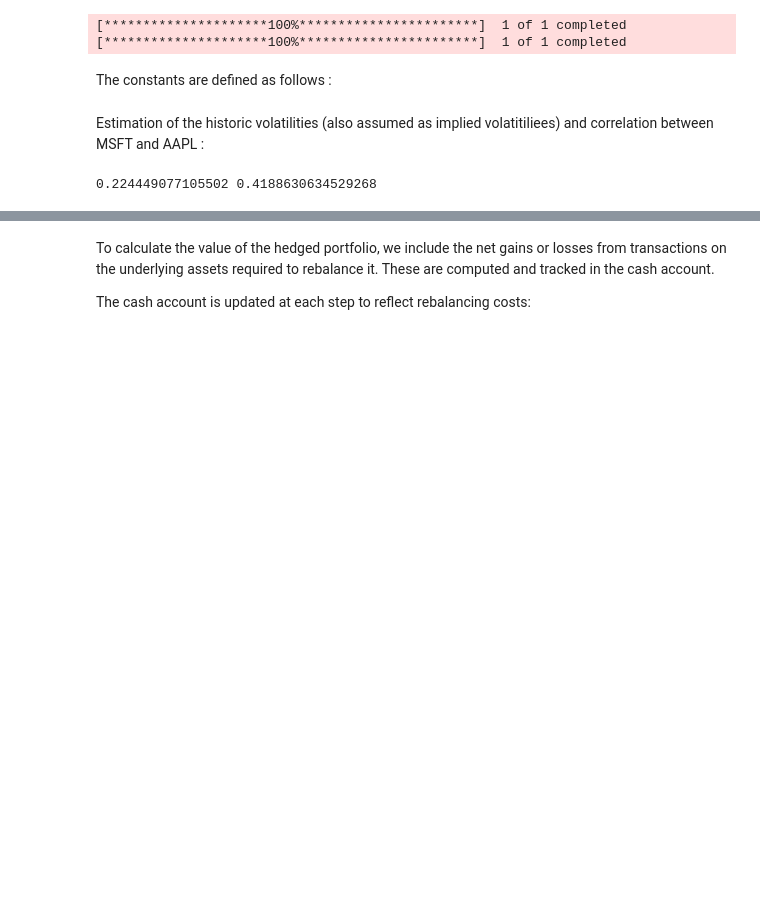
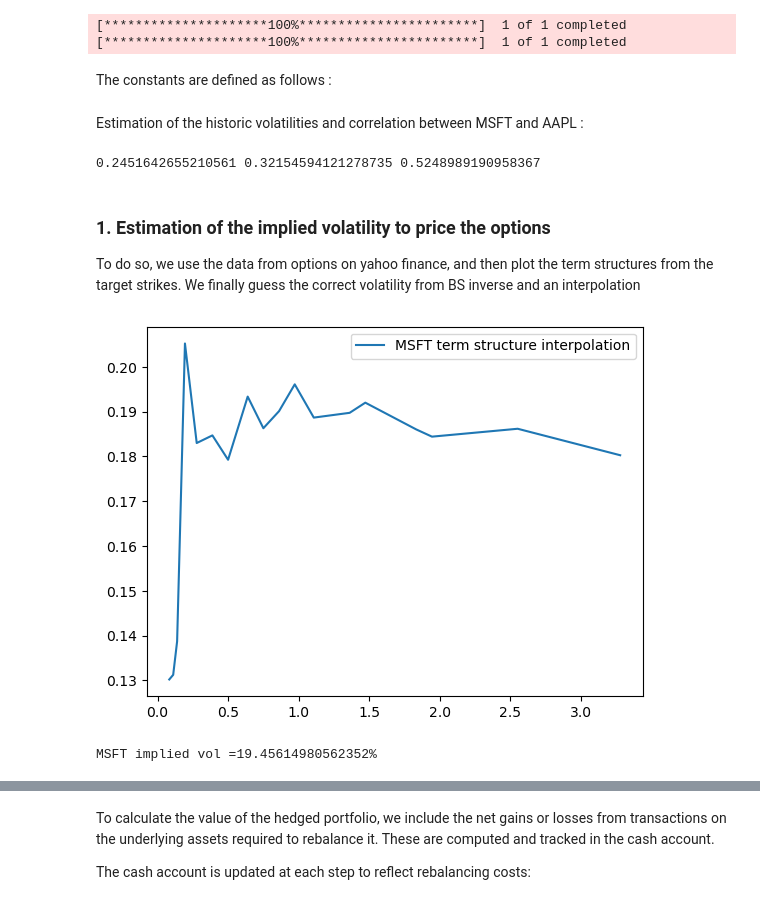
Before and after one commit to BaptisteSorel/Github---Profect-Delta-Hedging, a Jupyter notebook: Python Project.ipynb, the cells around one changed output, grey strips where cells are left out. Cells and saved outputs as stored; diff of their text form; code cells hidden in the pictures; blank space fills up the shorter version.

```diff
--- a/Python Project.ipynb
+++ b/Python Project.ipynb
@@ -63,23 +79,73 @@ w1=1 # nbr of MSFT calls
 w2=3 # nbr of MSFT puts
 w3=2 # nbr of AAPL calls
 # %% [markdown]
-Estimation of the historic volatilities (also assumed as implied volatitiliees) and correlation between MSFT and AAPL :
+Estimation of the historic volatilities and correlation between MSFT and AAPL :
 # %%
 u=[0]*len(msft)
 for i in range(1,len(msft)):
-    u[i]=np.log(msft.iloc[i].iloc[1]/msft.iloc[i-1].iloc[0])
+    u[i]=np.log(msft.iloc[i].iloc[0]/msft.iloc[i-1].iloc[0])
 u=u[1:]
 sigma_MSFT=np.std(u)*np.sqrt(N)
 
 v=[0]*len(msft)
 for i in range(1,len(aapl)):
-    v[i]=np.log(aapl.iloc[i].iloc[1]/aapl.iloc[i-1].iloc[0])
+    v[i]=np.log(aapl.iloc[i].iloc[0]/aapl.iloc[i-1].iloc[0])
 v=v[1:]
 sigma_AAPL=np.std(v)*np.sqrt(N)
 
 cov=np.cov(u,v)[0,1]
 rho=cov/(np.std(u)*np.std(v))
 
-print(sigma_MSFT,rho)
+print(sigma_MSFT,sigma_AAPL,rho)
 # %% [output]
-0.224449077105502 0.4188630634529268
+0.2451642655210561 0.32154594121278735 0.5248989190958367
+# %% [markdown]
+### 1.  Estimation of the implied volatility to price the options
+
+To do so, we use the data from options on yahoo finance, and then plot the term structures from the target strikes. We finally guess the correct volatility from BS inverse and an interpolation
+# %%
+today="2025-09-12"
+
+def bs_call_iv(price, S_spot, K, T, r, q):
+    def bs_call(sigma):
+        d1=(np.log(S_spot/K)+(r-q+sigma**2/2)*T)/(sigma * np.sqrt(T))
+        d2=d1-sigma*np.sqrt(T)
+        return S_spot * np.exp(-q*T)*norm.cdf(d1)-K*np.exp(-r*T)*norm.cdf(d2)-price
+    try:
+        iv = newton(bs_call, x0=0.2, tol=1e-6, maxiter=100) #return the roots of the function bs_call, x0 is an indicative value, and 100 the number of iterations not to exceed
+        if iv <= 0:   # résultat aberrant
+            return np.nan
+        return iv
+    except (RuntimeError, OverflowError):
+        return np.nan
+
+########## MSFT ############
+msft_options=yf.Ticker("MSFT")
+msft_maturities=msft_options.options
+iv_data=[]
+mat_data=[]
+
+for maturity in msft_maturities:
+    chain=msft_options.option_chain(maturity).calls # Get all the calls for that maturity
+    call=chain.loc[(chain['strike']==K_MSFT)] # Filter with a strike of 500
+    if len(call)>0:
+        strike_used=call['strike'].values[0]
+        price=call['lastPrice'].values[0]
+        if price>0:
+            T=(datetime.strptime(maturity, '%Y-%m-%d')- datetime.strptime(today,'%Y-%m-%d')).days/N
+            iv=bs_call_iv(price, S_MSFT_spot, strike_used,T,r,q_MSFT)
+            iv_data.append(iv)
+            mat_data.append(T)
+
+
+interp_func = interp1d(mat_data, iv_data, kind='linear', fill_value='extrapolate')
+sigma_imp_MSFT = interp_func(1.0)
+
+plt.plot(mat_data,interp_func(mat_data),label="MSFT term structure interpolation")
+plt.legend()
+plt.show()
+
+print('MSFT implied vol ='+str(sigma_imp_MSFT*100)+"%")
+# %% [output]
+[figure, added]
+MSFT implied vol =19.45614980562352%
```
Also changed, not shown: parts of 30 cells of this notebook.
